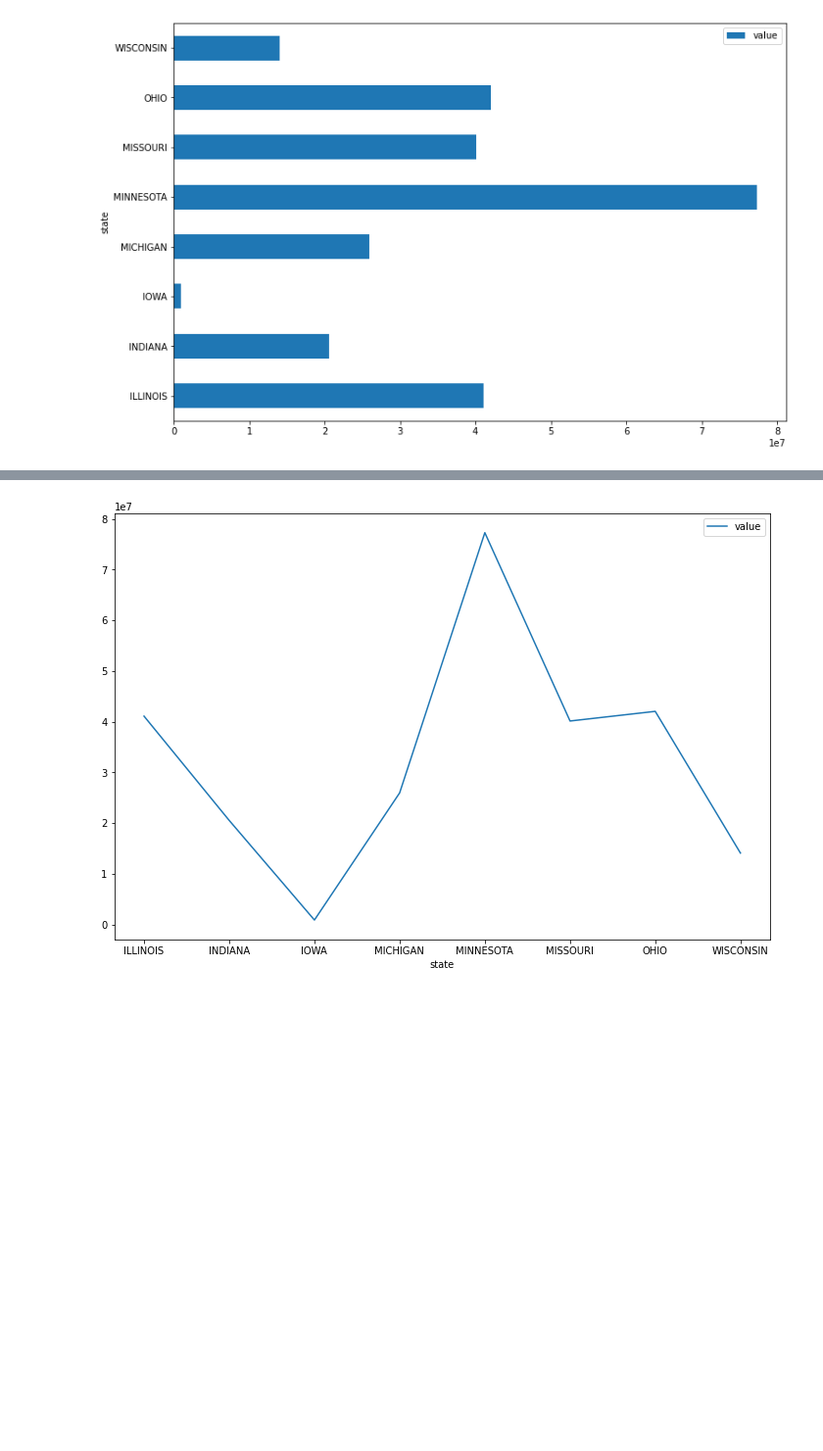
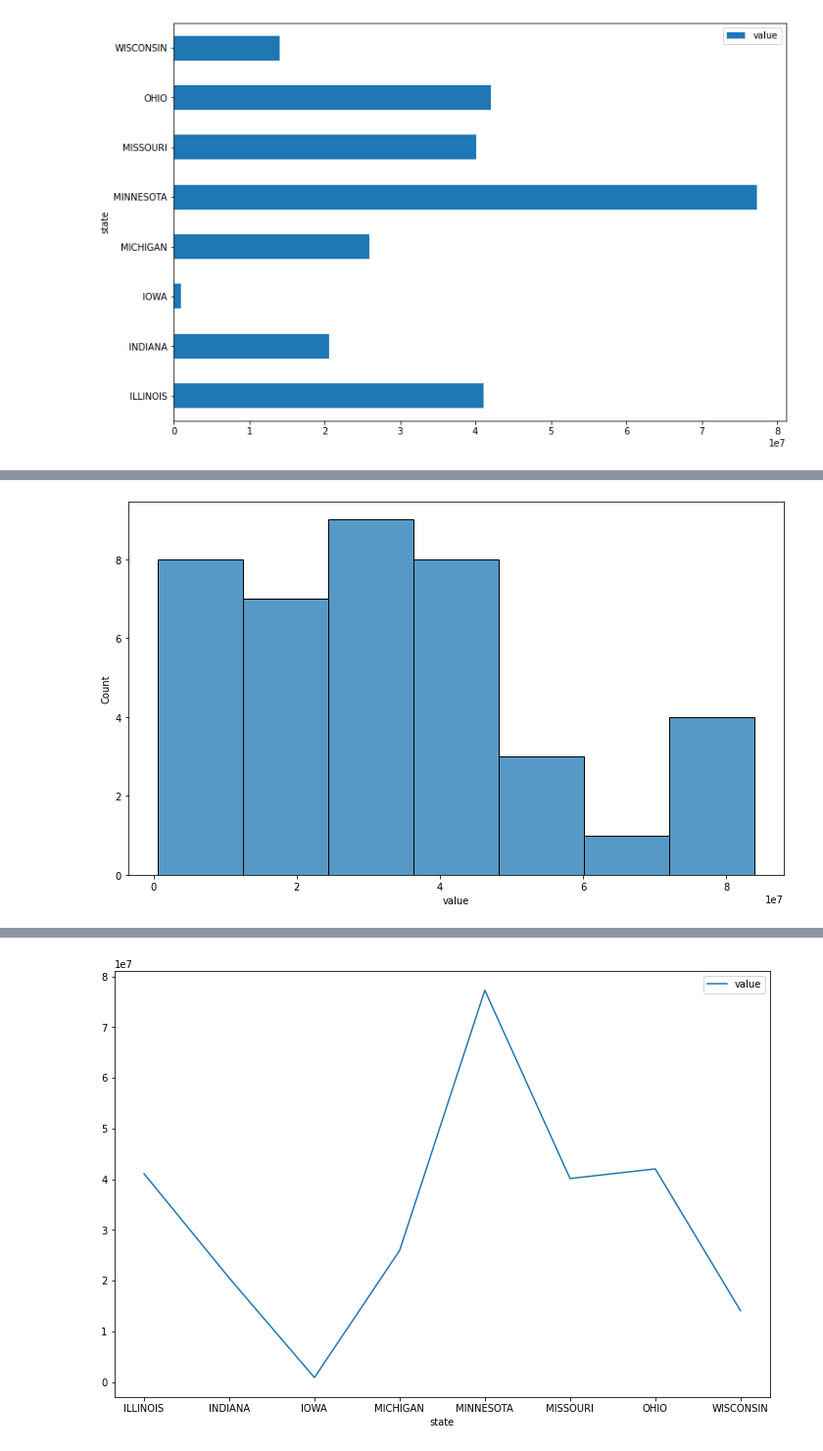
Before and after one commit to dcast822/Drought_analysis, a Jupyter notebook: wheat_eda.ipynb, the cells around one changed output, grey strips where cells are left out. Shown at 98% size. Cells and saved outputs as stored; diff of their text form; code cells hidden in the pictures; blank space fills up the shorter version.

```diff
--- a/wheat_eda.ipynb
+++ b/wheat_eda.ipynb
@@ -117,0 +128,5 @@ mean_bar(mid);
+# %%
+plt.figure(figsize=(12,7))
+sns.histplot(mid['value']);
+# %% [output]
+[figure, added]
```
Also changed, not shown: parts of 44 cells of this notebook.
